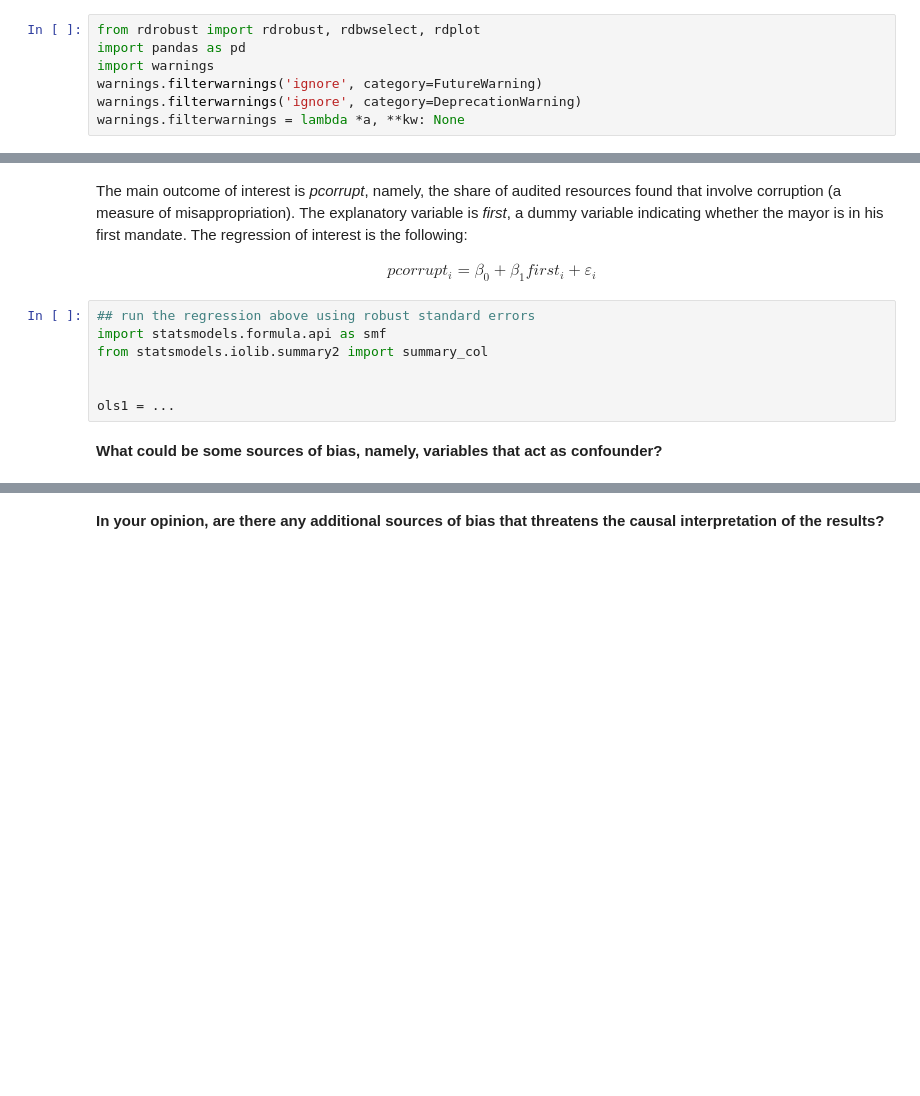
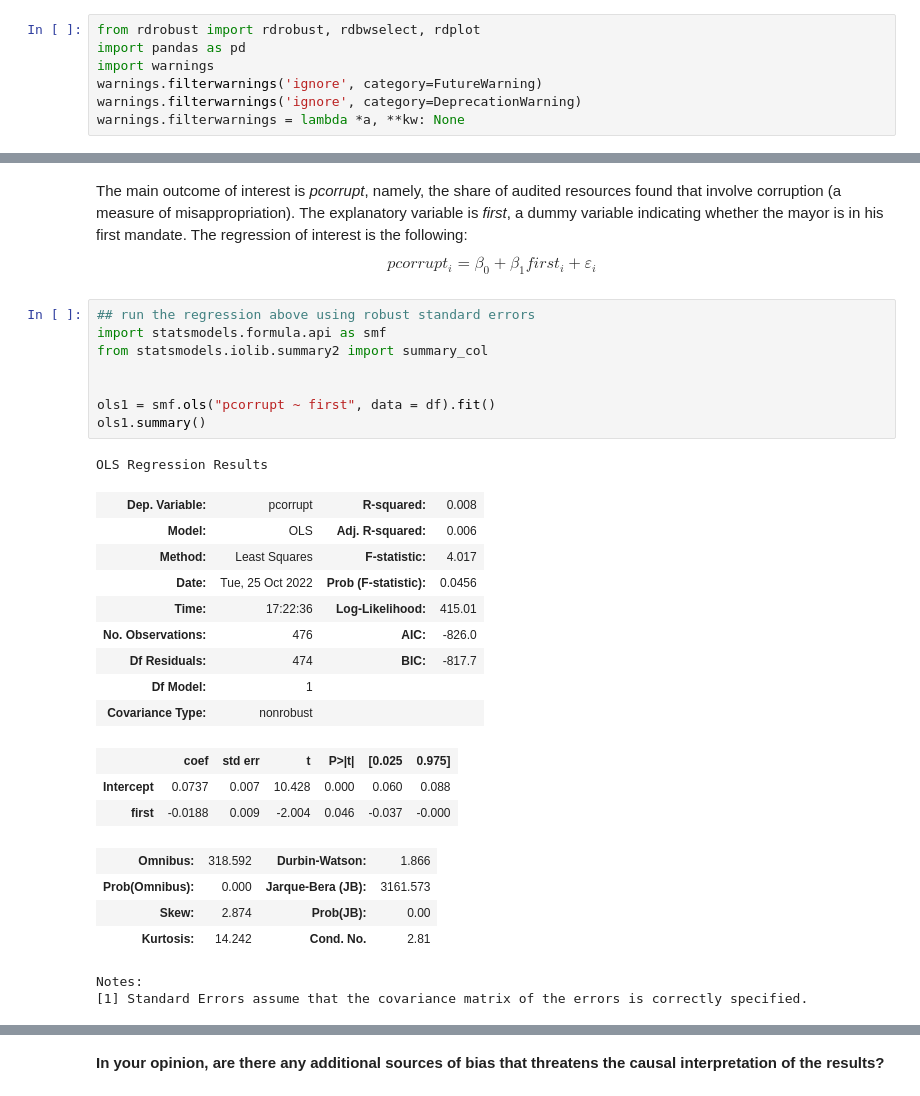
Before and after one commit to TheBlueHawk/BRJ, a Jupyter notebook: homeworks/HW04.ipynb, the cells around one changed output, grey strips where cells are left out. Saved outputs shown, nothing was run; the diff lists cells and outputs as text; blank space fills up the shorter version.

```diff
--- a/homeworks/HW04.ipynb
+++ b/homeworks/HW04.ipynb
@@ -28,13 +61,31 @@ df.head()
 # %% [markdown]
 The main outcome of interest is *pcorrupt*, namely, the share of audited resources found that involve corruption (a measure of misappropriation). The explanatory variable is *first*, a dummy variable indicating whether the mayor is in his first mandate. The regression of interest is the following:
-
-<center>$pcorrupt_i = \beta_0 + \beta_1 first_i + \varepsilon_i$</center>
+$$pcorrupt_i = \beta_0 + \beta_1 first_i + \varepsilon_i$$
 # %%
 ## run the regression above using robust standard errors
 import statsmodels.formula.api as smf
 from statsmodels.iolib.summary2 import summary_col
 
 
-ols1 = ...
+ols1 = smf.ols("pcorrupt ~ first", data = df).fit()
+ols1.summary()
+# %% [output]
+OLS Regression Results
+| Dep. Variable: | pcorrupt | R-squared: | 0.008 |
+| Model: | OLS | Adj. R-squared: | 0.006 |
+| Method: | Least Squares | F-statistic: | 4.017 |
+| Date: | Tue, 25 Oct 2022 | Prob (F-statistic): | 0.0456 |
+| Time: | 17:22:36 | Log-Likelihood: | 415.01 |
+| No. Observations: | 476 | AIC: | -826.0 |
+| Df Residuals: | 474 | BIC: | -817.7 |
+| Df Model: | 1 |  |  |
+| Covariance Type: | nonrobust |  |  |
+|  | coef | std err | t | P>|t| | [0.025 | 0.975] |
+| Intercept | 0.0737 | 0.007 | 10.428 | 0.000 | 0.060 | 0.088 |
+| first | -0.0188 | 0.009 | -2.004 | 0.046 | -0.037 | -0.000 |
+| Omnibus: | 318.592 | Durbin-Watson: | 1.866 |
+| Prob(Omnibus): | 0.000 | Jarque-Bera (JB): | 3161.573 |
+| Skew: | 2.874 | Prob(JB): | 0.00 |
+| Kurtosis: | 14.242 | Cond. No. | 2.81 |
+Notes:
+[1] Standard Errors assume that the covariance matrix of the errors is correctly specified.
-# %% [markdown]
-**What could be some sources of bias, namely, variables that act as confounder?**
```
Also changed, not shown: parts of 12 cells of this notebook, 2 other files.
